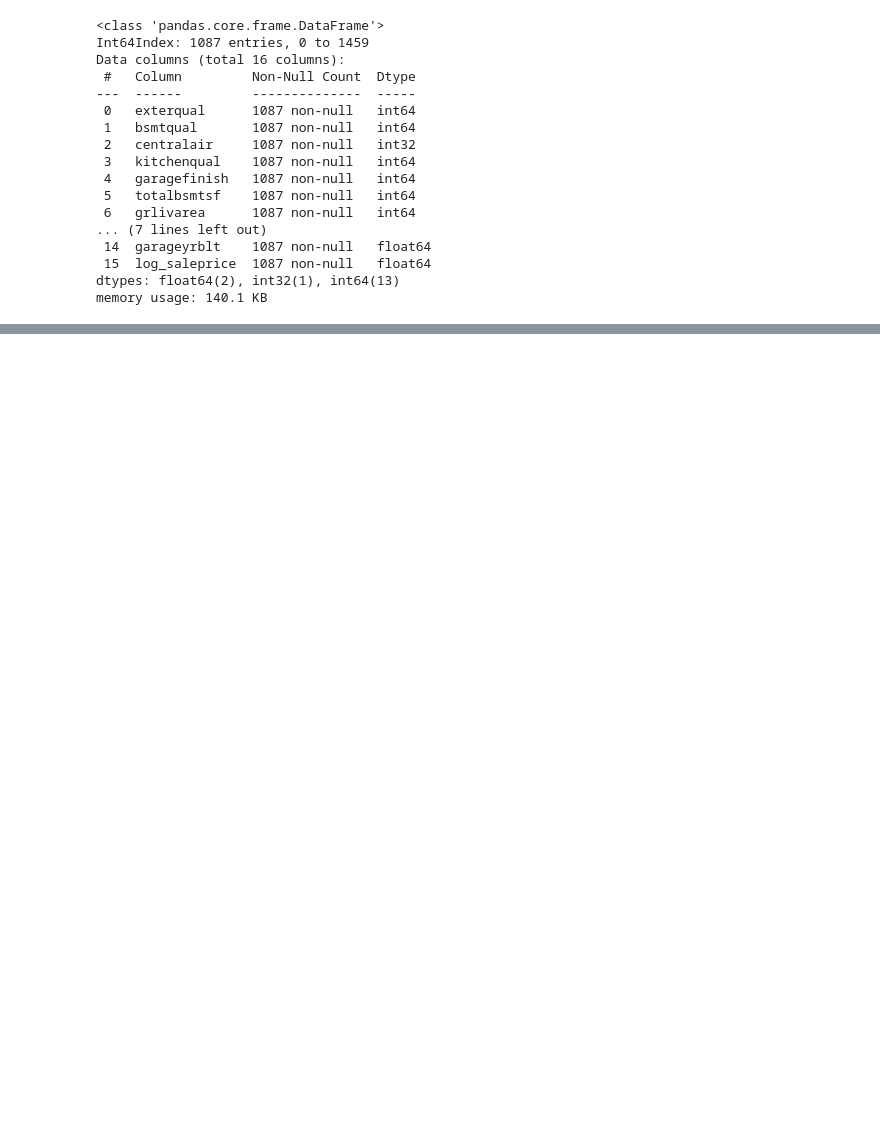
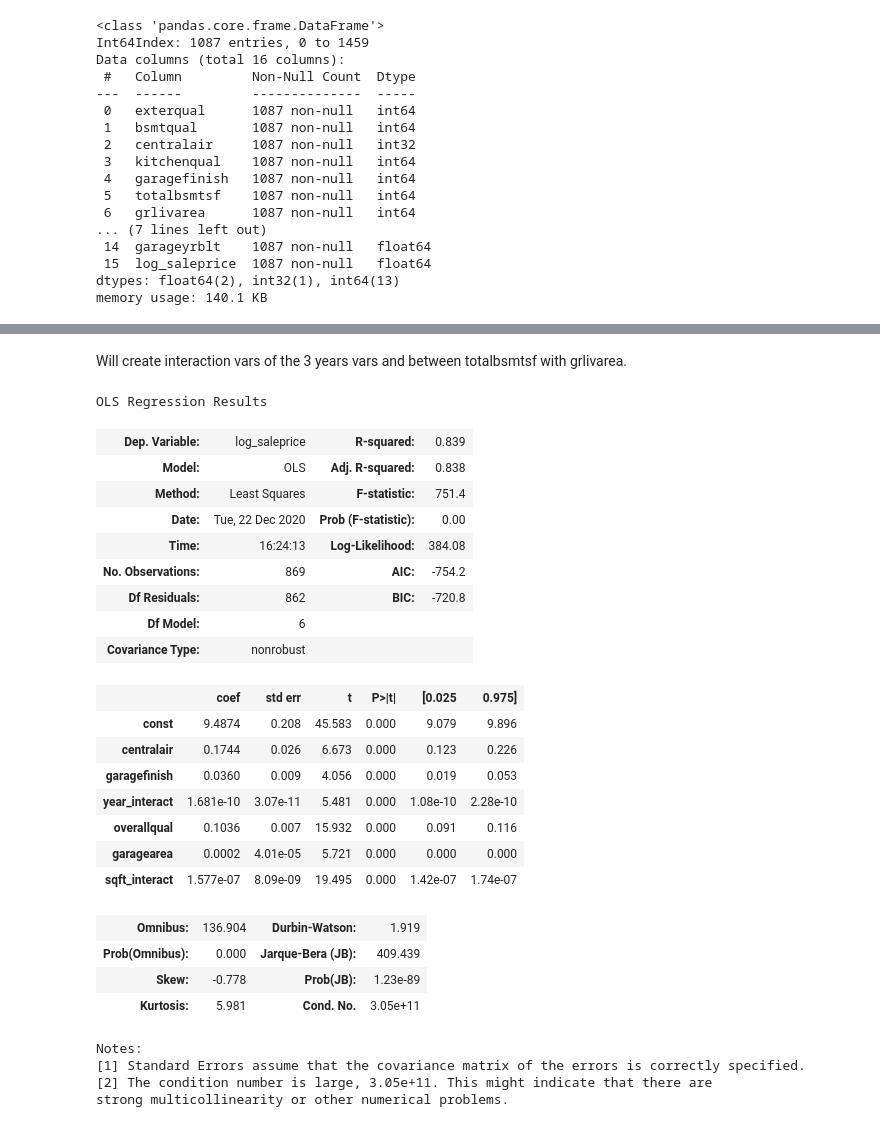
Before and after one commit to mgalaviz1/my_work, a Jupyter notebook: week6_linear_regression/Assignment_Predicting_house_prices.ipynb, the cells around one changed output, grey strips where cells are left out. Saved outputs shown, nothing was run; the diff lists cells and outputs as text; code cells hidden in the pictures; blank space fills up the shorter version.

```diff
--- a/week6_linear_regression/Assignment_Predicting_house_prices.ipynb
+++ b/week6_linear_regression/Assignment_Predicting_house_prices.ipynb
@@ -854,0 +861,4 @@ Name: garageyrblt, dtype: float64
+# %% [markdown]
+Will create interaction vars of the 3 years vars and between totalbsmtsf with grlivarea.
+# %%
+df['year_interact'] = df.yearbuilt * df.yearremodadd * df.garageyrblt
@@ -854,0 +874,32 @@ Name: garageyrblt, dtype: float64
+# %%
+X4_train_const = sm.add_constant(X4_train)
+lm4 = sm.OLS(y_train, X4_train_const).fit()
+
+lm4.summary()
+# %% [output]
+OLS Regression Results
+| Dep. Variable: | log_saleprice | R-squared: | 0.839 |
+| Model: | OLS | Adj. R-squared: | 0.838 |
+| Method: | Least Squares | F-statistic: | 751.4 |
+| Date: | Tue, 22 Dec 2020 | Prob (F-statistic): | 0.00 |
+| Time: | 16:24:13 | Log-Likelihood: | 384.08 |
+| No. Observations: | 869 | AIC: | -754.2 |
+| Df Residuals: | 862 | BIC: | -720.8 |
+| Df Model: | 6 |  |  |
+| Covariance Type: | nonrobust |  |  |
+|  | coef | std err | t | P>|t| | [0.025 | 0.975] |
+| const | 9.4874 | 0.208 | 45.583 | 0.000 | 9.079 | 9.896 |
+| centralair | 0.1744 | 0.026 | 6.673 | 0.000 | 0.123 | 0.226 |
+| garagefinish | 0.0360 | 0.009 | 4.056 | 0.000 | 0.019 | 0.053 |
+| year_interact | 1.681e-10 | 3.07e-11 | 5.481 | 0.000 | 1.08e-10 | 2.28e-10 |
+| overallqual | 0.1036 | 0.007 | 15.932 | 0.000 | 0.091 | 0.116 |
+| garagearea | 0.0002 | 4.01e-05 | 5.721 | 0.000 | 0.000 | 0.000 |
+| sqft_interact | 1.577e-07 | 8.09e-09 | 19.495 | 0.000 | 1.42e-07 | 1.74e-07 |
+| Omnibus: | 136.904 | Durbin-Watson: | 1.919 |
+| Prob(Omnibus): | 0.000 | Jarque-Bera (JB): | 409.439 |
+| Skew: | -0.778 | Prob(JB): | 1.23e-89 |
+| Kurtosis: | 5.981 | Cond. No. | 3.05e+11 |
+Notes:
+[1] Standard Errors assume that the covariance matrix of the errors is correctly specified.
+[2] The condition number is large, 3.05e+11. This might indicate that there are
+strong multicollinearity or other numerical problems.
```
Also changed, not shown: parts of 13 cells of this notebook.
